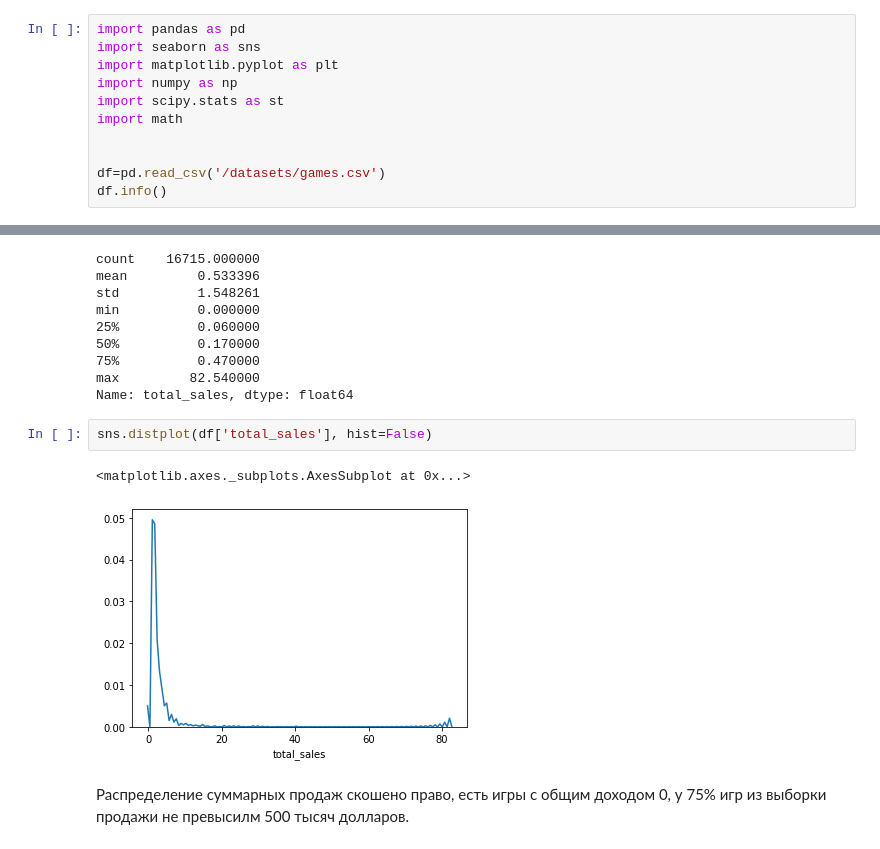
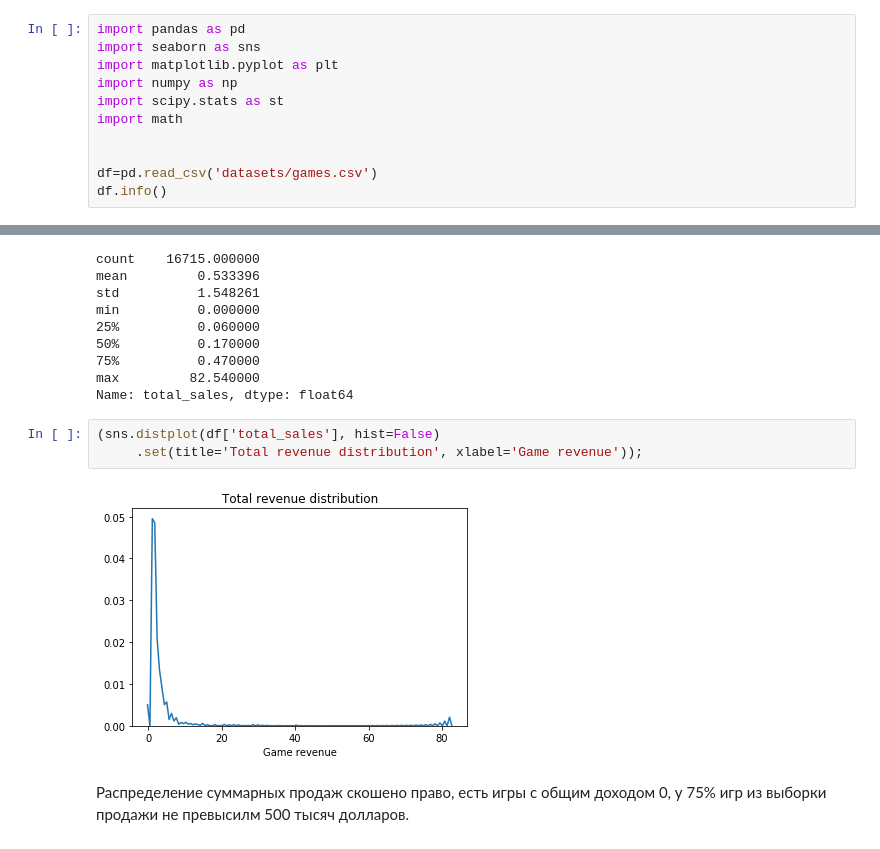
Before and after one commit to iamkatya/Yandex-Practikum, a Jupyter notebook: Анализ трендов рынка компьютерных игр/Game_market_analysis.ipynb, the cells around one changed output, grey strips where cells are left out. Cells and saved outputs as stored; diff of their text form.

```diff
--- a/Анализ трендов рынка компьютерных игр/Game_market_analysis.ipynb
+++ b/Анализ трендов рынка компьютерных игр/Game_market_analysis.ipynb
@@ -30,7 +32,7 @@ import scipy.stats as st
 import math
 
 
-df=pd.read_csv('/datasets/games.csv')
+df=pd.read_csv('datasets/games.csv')
 df.info()
 # %% [output]
 <class 'pandas.core.frame.DataFrame'>
@@ -135,10 +139,10 @@ min          0.000000
 max         82.540000
 Name: total_sales, dtype: float64
 # %%
-sns.distplot(df['total_sales'], hist=False)
+(sns.distplot(df['total_sales'], hist=False)
+     .set(title='Total revenue distribution', xlabel='Game revenue'));
 # %% [output]
-<matplotlib.axes._subplots.AxesSubplot at 0x...>
-[figure, old version]
+[figure, new version]
 # %% [markdown]
 Распределение суммарных продаж скошено право, есть игры с общим доходом 0, у 75% игр из выборки продажи не превысилм 500 тысяч долларов.
 # %% [markdown]
```
Also changed, not shown: parts of 36 cells of this notebook.
